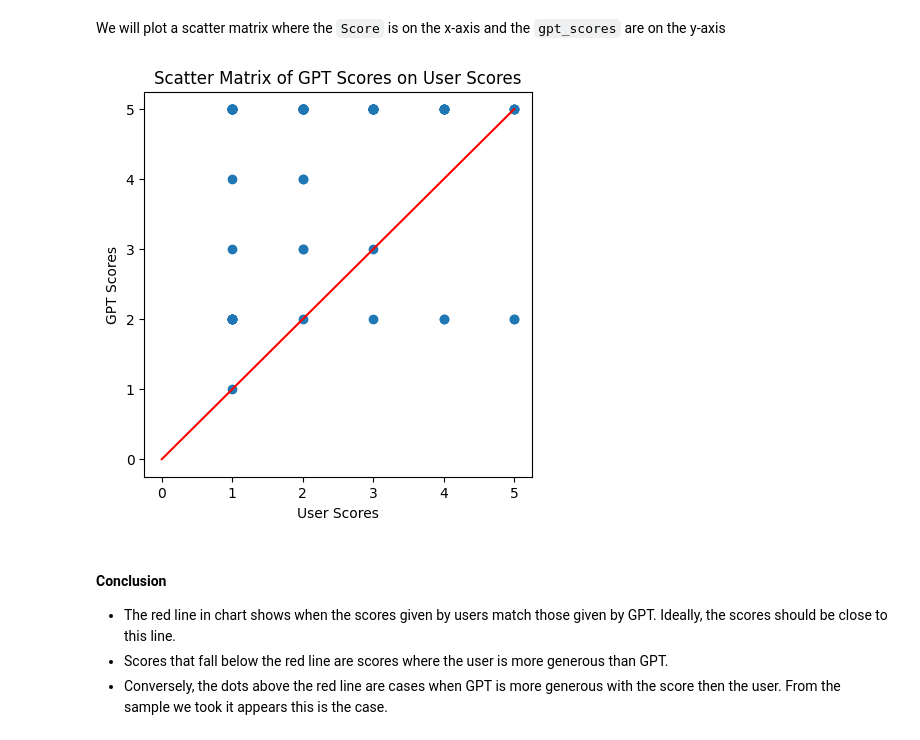
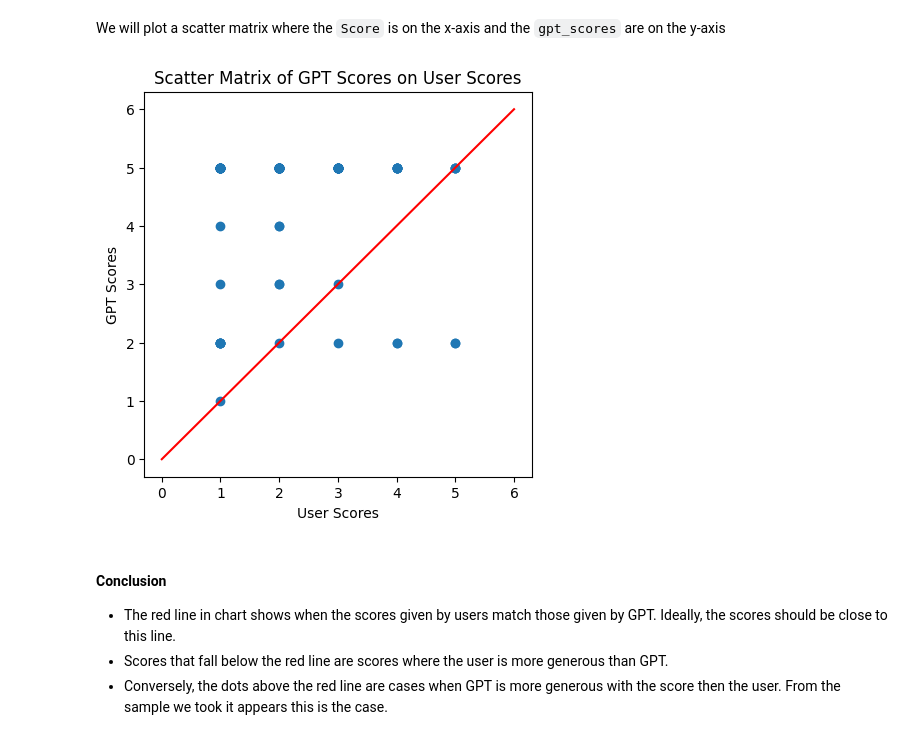
Before and after one commit to Kirera-Wainaina/data-manipulation-class-assignment, a Jupyter notebook: 3367315_BD2.ipynb, the cells around one changed output. Cells and saved outputs as stored; diff of their text form; code cells hidden in the pictures.

Commit message:
Extend the line in the scatter comparing gpt and user scores

```diff
--- a/3367315_BD2.ipynb
+++ b/3367315_BD2.ipynb
@@ -699,15 +699,15 @@ We will plot a scatter matrix where the `Score` is on the x-axis and the `gpt_sc
 # %%
 fig, ax = plt.subplots(figsize=(5,5))
 ax.scatter(sample_reviews['Score'], sample_reviews['gpt_scores']);
-ax.plot(range(0, 6, 1), range(0, 6, 1), 'r');
+ax.plot(range(0, 7, 1), range(0, 7, 1), 'r');
 
 ax.set_title('Scatter Matrix of GPT Scores on User Scores');
 ax.set_ylabel('GPT Scores');
 ax.set_xlabel('User Scores');
-ax.set_xticks(range(0, 6, 1));
-ax.set_yticks(range(0, 6, 1));
+ax.set_xticks(range(0, 7, 1));
+ax.set_yticks(range(0, 7, 1));
 # %% [output]
-[figure, old version]
+[figure, new version]
 # %% [markdown]
 #### Conclusion
 - The red line in chart shows when the scores given by users match those given by GPT. Ideally, the scores should be close to this line.
```
